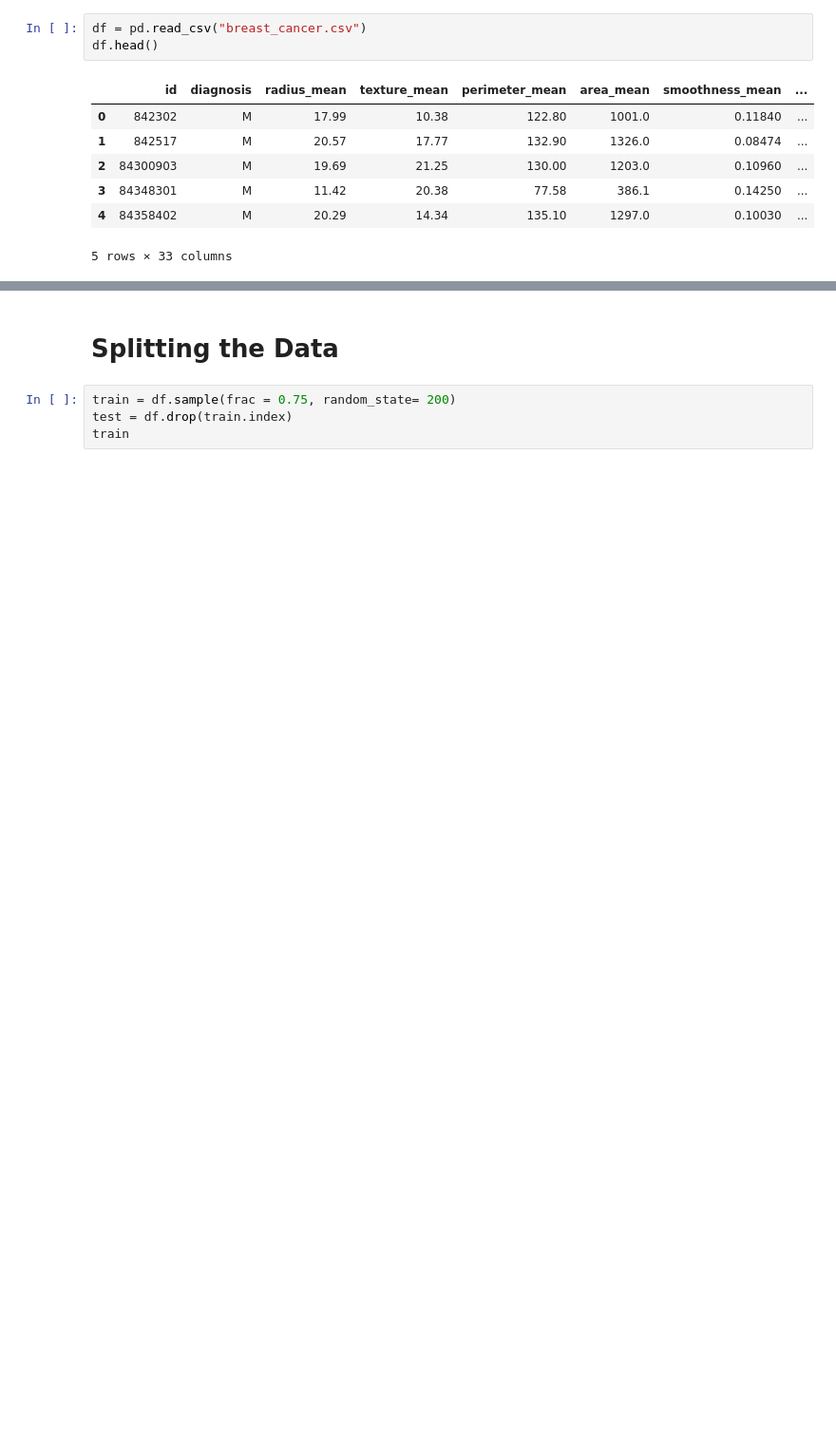
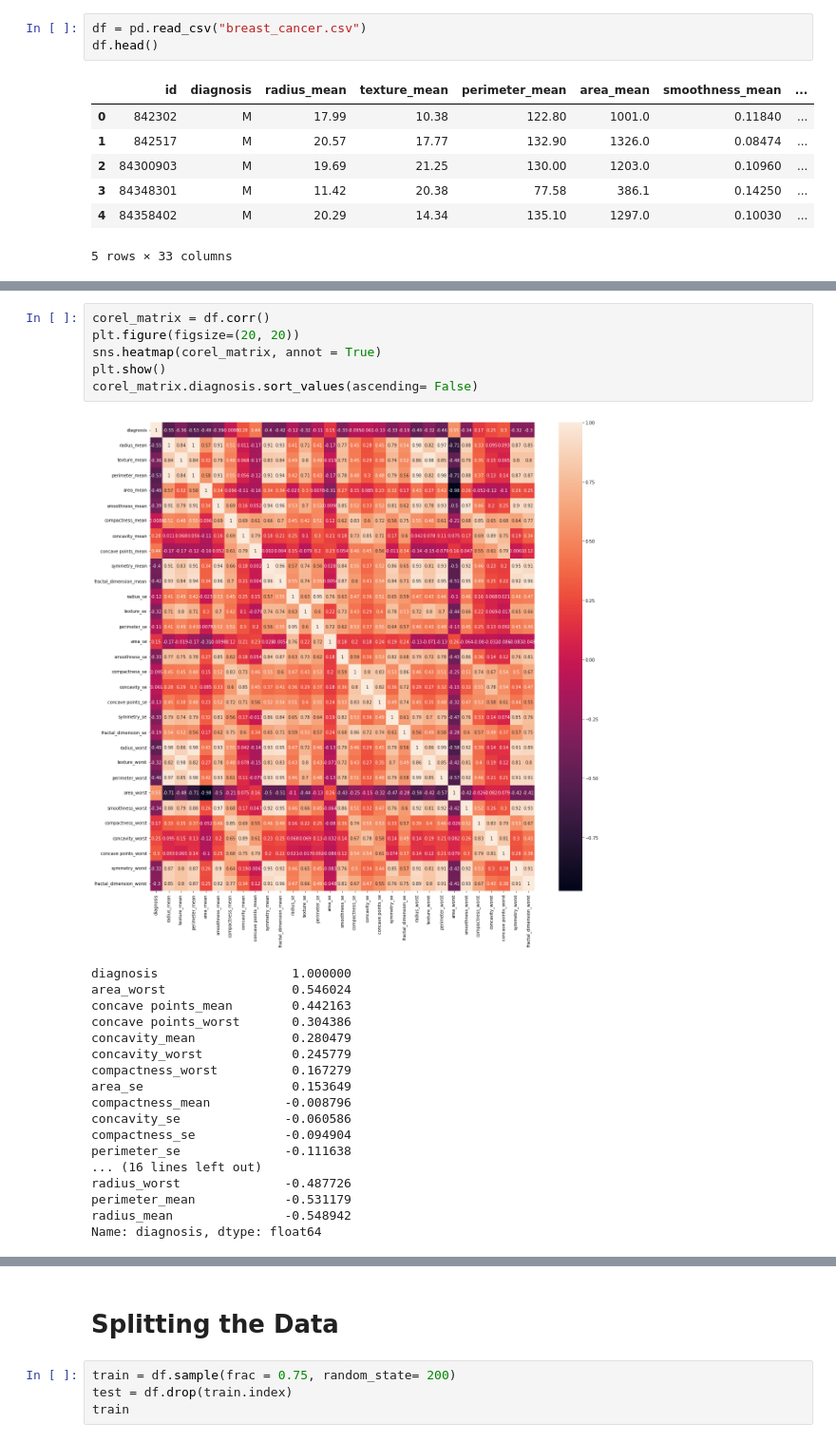
Before and after one commit to sm0223/breast_cancer_prediction, a Jupyter notebook: breast_cancer_prediction.ipynb, the cells around one changed output, grey strips where cells are left out. Shown at 95% size. Cells and saved outputs as stored; diff of their text form; blank space fills up the shorter version.

```diff
--- a/breast_cancer_prediction.ipynb
+++ b/breast_cancer_prediction.ipynb
@@ -37,0 +45,25 @@ KeyError: "None of [Index(['Unnamed: 32', 'id'], dtype='object')] are in the [co
+# %%
+corel_matrix = df.corr()
+plt.figure(figsize=(20, 20))
+sns.heatmap(corel_matrix, annot = True)
+plt.show()
+corel_matrix.diagnosis.sort_values(ascending= False)
+# %% [output]
+[figure, added]
+diagnosis                  1.000000
+area_worst                 0.546024
+concave points_mean        0.442163
+concave points_worst       0.304386
+concavity_mean             0.280479
+concavity_worst            0.245779
+compactness_worst          0.167279
+area_se                    0.153649
+compactness_mean          -0.008796
+concavity_se              -0.060586
+compactness_se            -0.094904
+perimeter_se              -0.111638
+... (16 lines left out)
+radius_worst              -0.487726
+perimeter_mean            -0.531179
+radius_mean               -0.548942
+Name: diagnosis, dtype: float64
```
Also changed, not shown: parts of 28 cells of this notebook.
